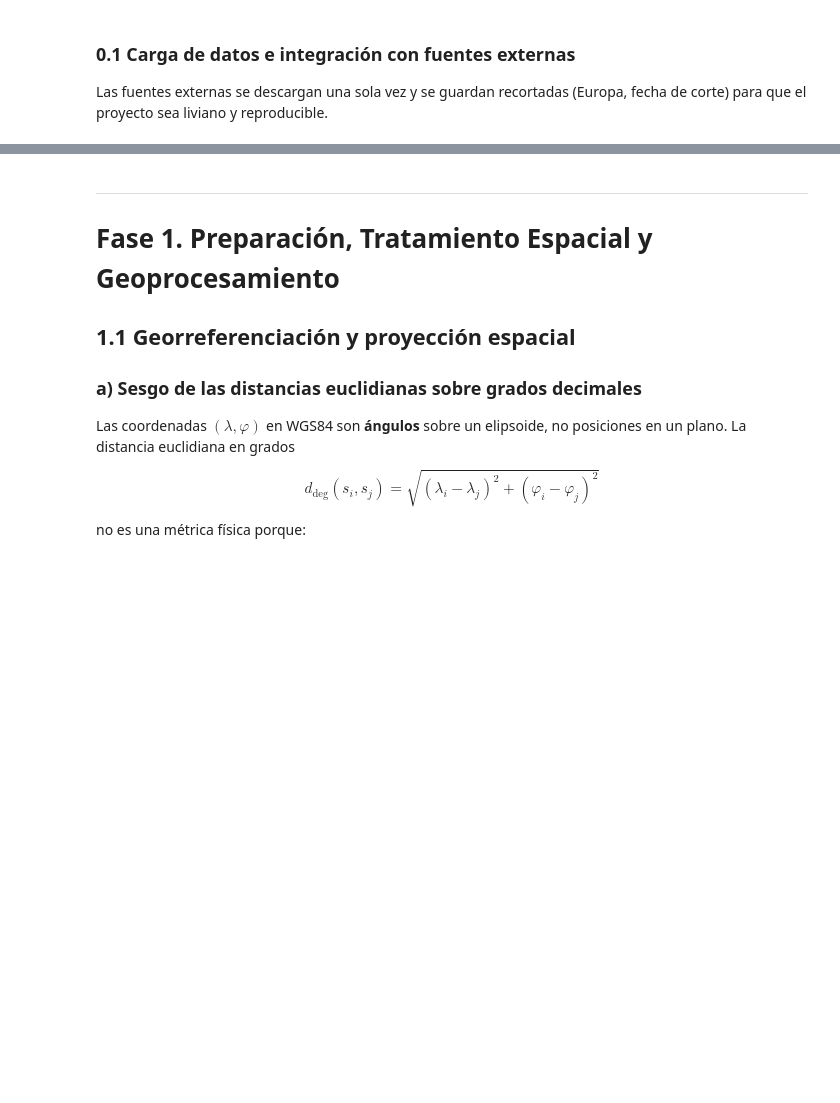
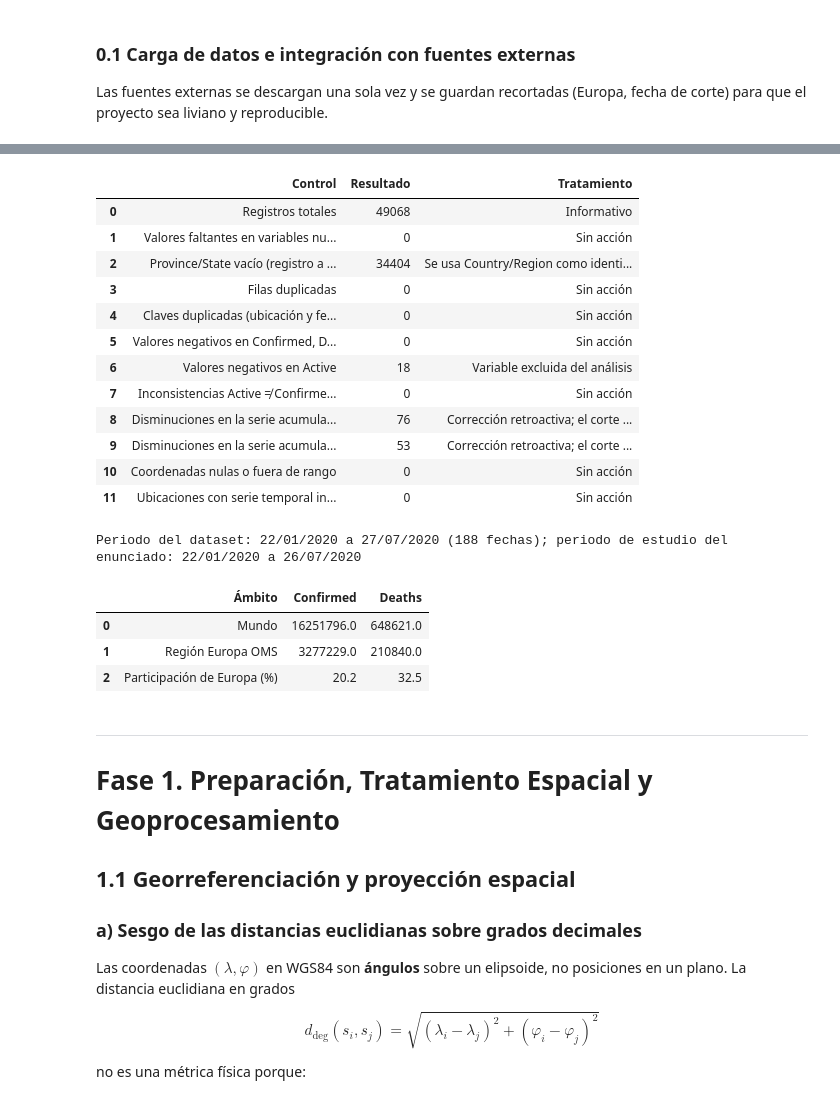
Before and after one commit to wilder14-eslu/PC2, a Jupyter notebook: web/public/docs/PC2_Grupo6.ipynb, the cells around one changed output, grey strips where cells are left out. Saved outputs shown, nothing was run; the diff lists cells and outputs as text; code cells hidden in the pictures; blank space fills up the shorter version.

```diff
--- a/web/public/docs/PC2_Grupo6.ipynb
+++ b/web/public/docs/PC2_Grupo6.ipynb
@@ -105,7 +105,14 @@ if not ruta_ne.exists():
     ne = gpd.clip(ne, box(*BBOX))
     ne.to_file(ruta_ne, driver="GeoJSON")
 
-raw = pd.read_csv(DATA / "Data Spatial.csv", parse_dates=["Date"])
+# Fuente principal: repositorio GitHub (lectura automatizada); respaldo local si no hay conexión
+URL_DATA = "https://raw.githubusercontent.com/wilder1111/BI1/main/Data%20Spatial.csv"
+try:
+    raw = pd.read_csv(URL_DATA, parse_dates=["Date"])
+    print("Data Spatial leído desde GitHub:", URL_DATA)
+except Exception as err:
+    raw = pd.read_csv(DATA / "Data Spatial.csv", parse_dates=["Date"])
+    print(f"Sin acceso a GitHub ({type(err).__name__}); se usa la copia local data/Data Spatial.csv")
 owid = pd.read_csv(ruta_owid)
 paises = gpd.read_file(ruta_ne)
 
@@ -125,3 +136,54 @@ OWID (recorte): (58, 9); Natural Earth (recorte): 54 polígonos
+# %%
+num = ["Confirmed", "Deaths", "Recovered", "Active"]
+clave = ["Province/State", "Country/Region", "Date"]
+grp = raw.sort_values("Date").groupby(["Province/State", "Country/Region"], dropna=False)
+auditoria = pd.DataFrame([
+    ("Registros totales", len(raw), "Informativo"),
+    ("Valores faltantes en variables numéricas y coordenadas", int(raw[num + ["Lat", "Long"]].isna().sum().sum()), "Sin acción"),
+    ("Province/State vacío (registro a nivel de país)", int(raw["Province/State"].isna().sum()), "Se usa Country/Region como identificador"),
+    ("Filas duplicadas", int(raw.duplicated().sum()), "Sin acción"),
+    ("Claves duplicadas (ubicación y fecha)", int(raw.duplicated(clave).sum()), "Sin acción"),
+    ("Valores negativos en Confirmed, Deaths o Recovered", int((raw[num[:3]] < 0).sum().sum()), "Sin acción"),
+    ("Valores negativos en Active", int((raw["Active"] < 0).sum()), "Variable excluida del análisis"),
+    ("Inconsistencias Active ≠ Confirmed − Deaths − Recovered", int((raw["Active"] != raw["Confirmed"] - raw["Deaths"] - raw["Recovered"]).sum()), "Sin acción"),
+    ("Disminuciones en la serie acumulada de Confirmed", int((grp["Confirmed"].diff() < 0).sum()), "Corrección retroactiva; el corte transversal no se ve afectado"),
+    ("Disminuciones en la serie acumulada de Deaths", int((grp["Deaths"].diff() < 0).sum()), "Corrección retroactiva; el corte transversal no se ve afectado"),
+    ("Coordenadas nulas o fuera de rango", int((((raw["Lat"] == 0) & (raw["Long"] == 0)) | (raw["Lat"].abs() > 90) | (raw["Long"].abs() > 180)).sum()), "Sin acción"),
+    ("Ubicaciones con serie temporal incompleta", int((grp.size() != raw["Date"].nunique()).sum()), "Sin acción"),
+], columns=["Control", "Resultado", "Tratamiento"])
+display(auditoria)
+auditoria.to_csv(RES / "f0_auditoria_calidad.csv", index=False)
+print(f"Periodo del dataset: {raw['Date'].min():%d/%m/%Y} a {raw['Date'].max():%d/%m/%Y} ({raw['Date'].nunique()} fechas); "
+      f"periodo de estudio del enunciado: 22/01/2020 a {pd.Timestamp(FECHA_CORTE):%d/%m/%Y}")
+
+# Magnitud del problema en la fecha de corte
+c0 = raw[raw["Date"] == FECHA_CORTE]
+eur = c0[c0["WHO Region"] == "Europe"]
+impacto = pd.DataFrame({
+    "Ámbito": ["Mundo", "Región Europa OMS", "Participación de Europa (%)"],
+    "Confirmed": [c0["Confirmed"].sum(), eur["Confirmed"].sum(), 100 * eur["Confirmed"].sum() / c0["Confirmed"].sum()],
+    "Deaths": [c0["Deaths"].sum(), eur["Deaths"].sum(), 100 * eur["Deaths"].sum() / c0["Deaths"].sum()]}).round(1)
+display(impacto)
+impacto.to_csv(RES / "f0_impacto.csv", index=False)
+# %% [output]
+|  | Control | Resultado | Tratamiento |
+| 0 | Registros totales | 49068 | Informativo |
+| 1 | Valores faltantes en variables nu... | 0 | Sin acción |
+| 2 | Province/State vacío (registro a ... | 34404 | Se usa Country/Region como identi... |
+| 3 | Filas duplicadas | 0 | Sin acción |
+| 4 | Claves duplicadas (ubicación y fe... | 0 | Sin acción |
+| 5 | Valores negativos en Confirmed, D... | 0 | Sin acción |
+| 6 | Valores negativos en Active | 18 | Variable excluida del análisis |
+| 7 | Inconsistencias Active ≠ Confirme... | 0 | Sin acción |
+| 8 | Disminuciones en la serie acumula... | 76 | Corrección retroactiva; el corte ... |
+| 9 | Disminuciones en la serie acumula... | 53 | Corrección retroactiva; el corte ... |
+| 10 | Coordenadas nulas o fuera de rango | 0 | Sin acción |
+| 11 | Ubicaciones con serie temporal in... | 0 | Sin acción |
+Periodo del dataset: 22/01/2020 a 27/07/2020 (188 fechas); periodo de estudio del enunciado: 22/01/2020 a 26/07/2020
+|  | Ámbito | Confirmed | Deaths |
+| 0 | Mundo | 16251796.0 | 648621.0 |
+| 1 | Región Europa OMS | 3277229.0 | 210840.0 |
+| 2 | Participación de Europa (%) | 20.2 | 32.5 |
 # %% [markdown]
 ---
 # Fase 1. Preparación, Tratamiento Espacial y Geoprocesamiento
```
Also changed, not shown: parts of 7 cells of this notebook, 1 other file.
